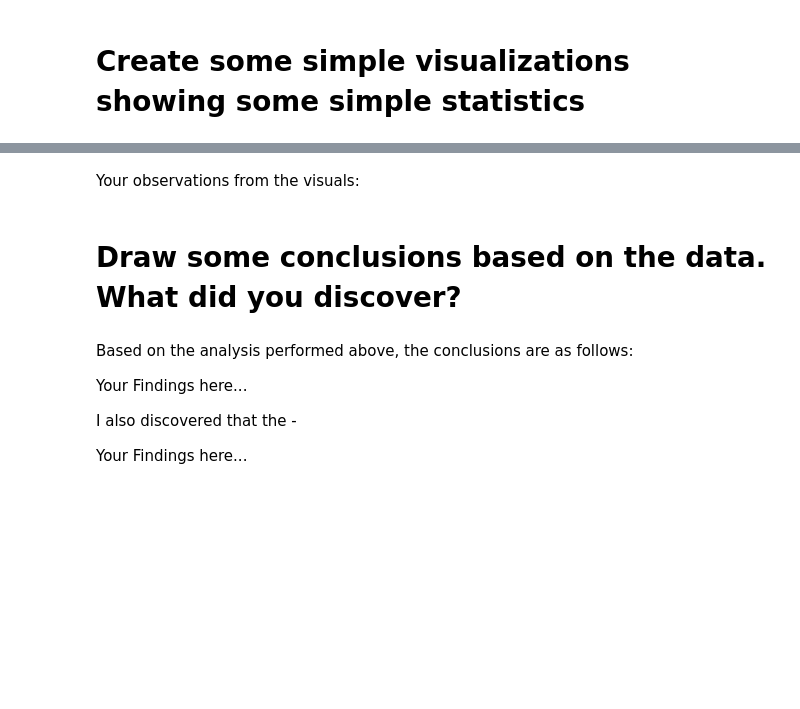
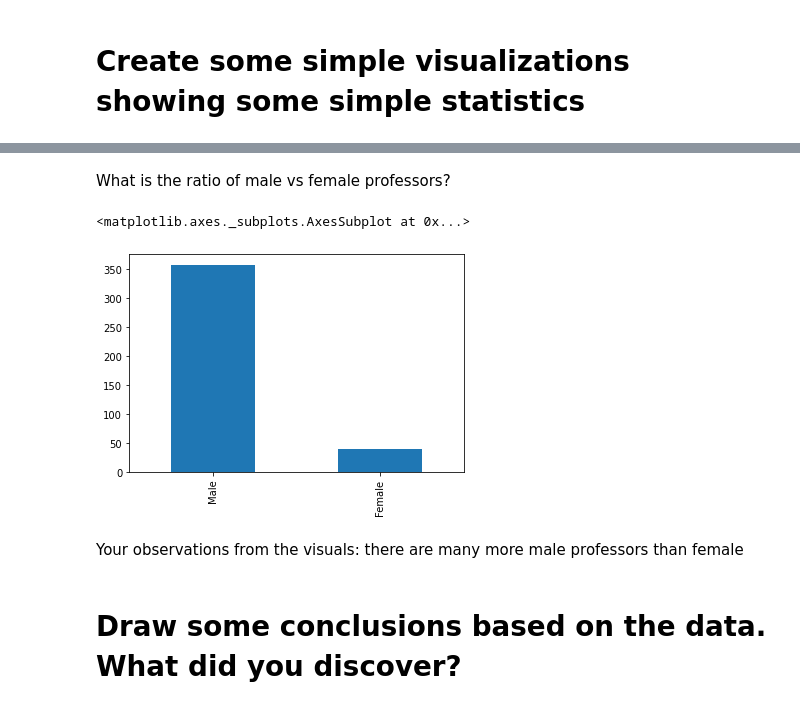
Before and after one commit to XiaonaZhou/data_analytics_2, a Jupyter notebook: Python/Unit3_Python_Advanced_Pandas_DataWrangling_Assignment.ipynb, the cells around one changed output, grey strips where cells are left out. Saved outputs shown, nothing was run; the diff lists cells and outputs as text; code cells hidden in the pictures; blank space fills up the shorter version.

```diff
--- a/Python/Unit3_Python_Advanced_Pandas_DataWrangling_Assignment.ipynb
+++ b/Python/Unit3_Python_Advanced_Pandas_DataWrangling_Assignment.ipynb
@@ -89,14 +207,12 @@ Your Findings here...
+# %% [markdown]
+What is the ratio of male vs female professors?
+# %%
+df["sex"].value_counts().plot(kind='bar')
+# %% [output]
+<matplotlib.axes._subplots.AxesSubplot at 0x...>
+[figure, added]
 # %% [markdown]
 Your observations from the visuals:
+there are many more male professors than female
 # %% [markdown]
 # Draw some conclusions based on the data.  What did you discover?
-# %% [markdown]
-Based on the analysis performed above, the conclusions are as follows:
-
-Your Findings here...
-
-
-
-I also discovered that the -
-
- Your Findings here...
```
Also changed, not shown: parts of 29 cells of this notebook.
